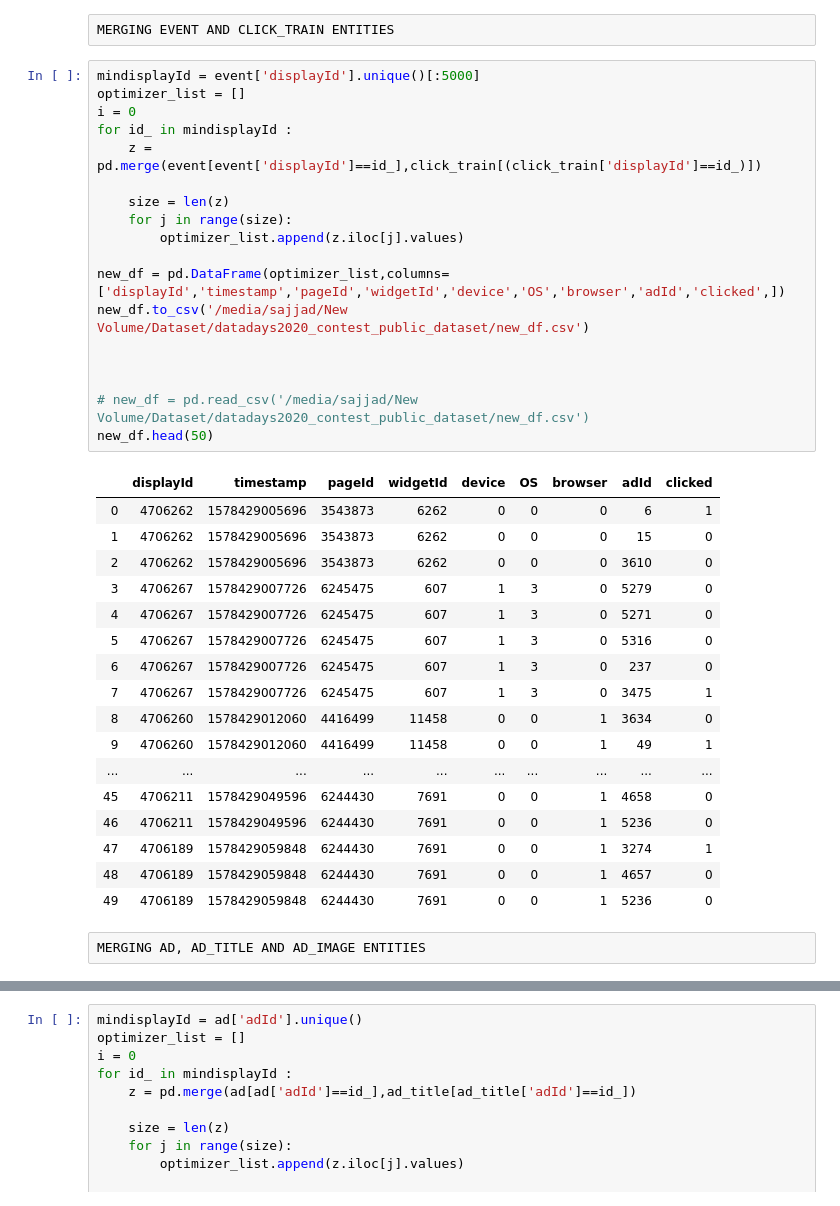
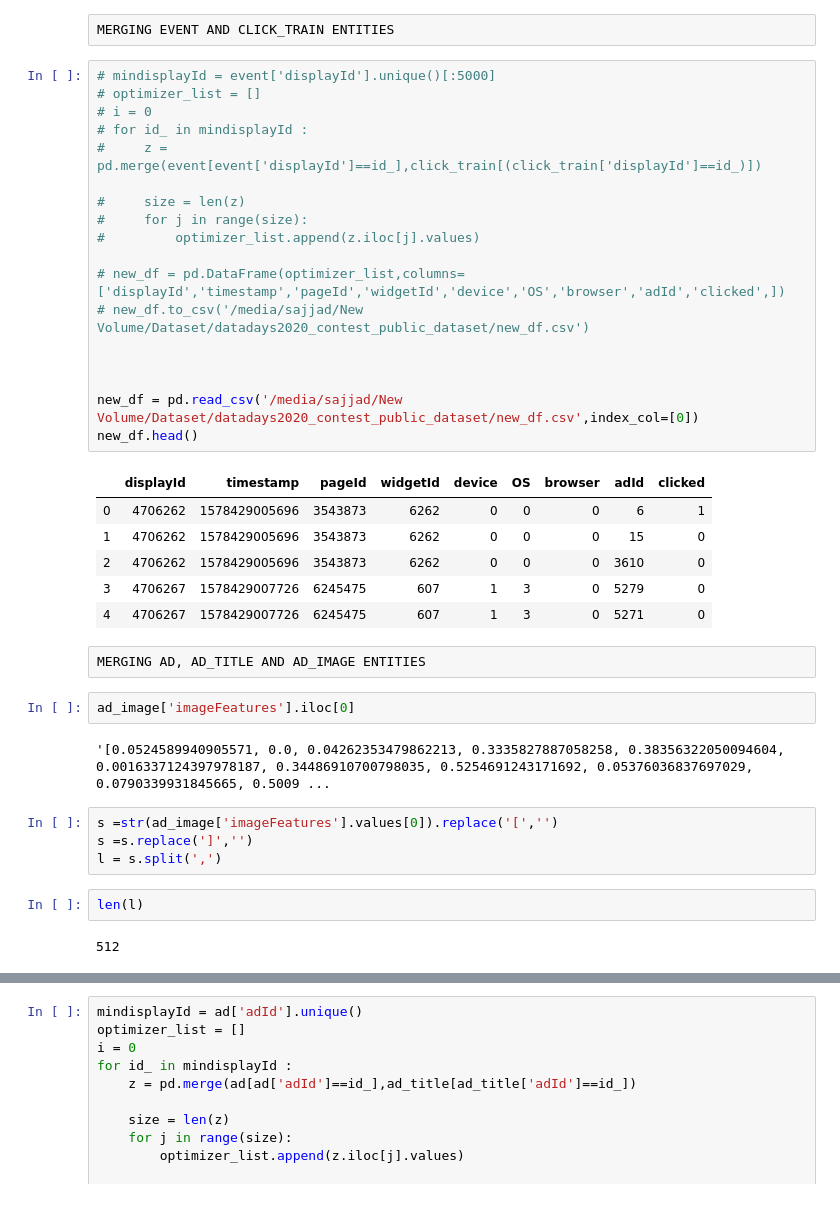
Before and after one commit to sajjad-yazdanparast/data-days, a Jupyter notebook: main.ipynb, the cells around one changed output, grey strips where cells are left out. Cells and saved outputs as stored; diff of their text form.

Commit message:
at this commit i worked on imageFeatures.i understood that each ads imageFeature is a string. FUUUUUUUCK.next step is continuing manuals at previous commit

```diff
--- a/main.ipynb
+++ b/main.ipynb
@@ -25,40 +25,41 @@ page_topic = pd.read_csv('/media/sajjad/New Volume/Dataset/datadays2020_contest_
 # %% [raw]
 MERGING EVENT AND CLICK_TRAIN ENTITIES
 # %%
-mindisplayId = event['displayId'].unique()[:5000]
-optimizer_list = []
-i = 0
-for id_ in mindisplayId :
-    z = pd.merge(event[event['displayId']==id_],click_train[(click_train['displayId']==id_)])
+# mindisplayId = event['displayId'].unique()[:5000]
+# optimizer_list = []
+# i = 0
+# for id_ in mindisplayId :
+#     z = pd.merge(event[event['displayId']==id_],click_train[(click_train['displayId']==id_)])
 
-    size = len(z)
-    for j in range(size):
-        optimizer_list.append(z.iloc[j].values)
+#     size = len(z)
+#     for j in range(size):
+#         optimizer_list.append(z.iloc[j].values)
 
-new_df = pd.DataFrame(optimizer_list,columns=['displayId','timestamp','pageId','widgetId','device','OS','browser','adId','clicked',])
-new_df.to_csv('/media/sajjad/New Volume/Dataset/datadays2020_contest_public_dataset/new_df.csv')
+# new_df = pd.DataFrame(optimizer_list,columns=['displayId','timestamp','pageId','widgetId','device','OS','browser','adId','clicked',])
+# new_df.to_csv('/media/sajjad/New Volume/Dataset/datadays2020_contest_public_dataset/new_df.csv')
 
 
 
-# new_df = pd.read_csv('/media/sajjad/New Volume/Dataset/datadays2020_contest_public_dataset/new_df.csv')
-new_df.head(50)
+new_df = pd.read_csv('/media/sajjad/New Volume/Dataset/datadays2020_contest_public_dataset/new_df.csv',index_col=[0])
+new_df.head()
 # %% [output]
 |  | displayId | timestamp | pageId | widgetId | device | OS | browser | adId | clicked |
 | 0 | 4706262 | 1578429005696 | 3543873 | 6262 | 0 | 0 | 0 | 6 | 1 |
 | 1 | 4706262 | 1578429005696 | 3543873 | 6262 | 0 | 0 | 0 | 15 | 0 |
 | 2 | 4706262 | 1578429005696 | 3543873 | 6262 | 0 | 0 | 0 | 3610 | 0 |
 | 3 | 4706267 | 1578429007726 | 6245475 | 607 | 1 | 3 | 0 | 5279 | 0 |
 | 4 | 4706267 | 1578429007726 | 6245475 | 607 | 1 | 3 | 0 | 5271 | 0 |
-| 5 | 4706267 | 1578429007726 | 6245475 | 607 | 1 | 3 | 0 | 5316 | 0 |
-| 6 | 4706267 | 1578429007726 | 6245475 | 607 | 1 | 3 | 0 | 237 | 0 |
-| 7 | 4706267 | 1578429007726 | 6245475 | 607 | 1 | 3 | 0 | 3475 | 1 |
-| 8 | 4706260 | 1578429012060 | 4416499 | 11458 | 0 | 0 | 1 | 3634 | 0 |
-| 9 | 4706260 | 1578429012060 | 4416499 | 11458 | 0 | 0 | 1 | 49 | 1 |
-| ... | ... | ... | ... | ... | ... | ... | ... | ... | ... |
-| 45 | 4706211 | 1578429049596 | 6244430 | 7691 | 0 | 0 | 1 | 4658 | 0 |
-| 46 | 4706211 | 1578429049596 | 6244430 | 7691 | 0 | 0 | 1 | 5236 | 0 |
-| 47 | 4706189 | 1578429059848 | 6244430 | 7691 | 0 | 0 | 1 | 3274 | 1 |
-| 48 | 4706189 | 1578429059848 | 6244430 | 7691 | 0 | 0 | 1 | 4657 | 0 |
-| 49 | 4706189 | 1578429059848 | 6244430 | 7691 | 0 | 0 | 1 | 5236 | 0 |
 # %% [raw]
 MERGING AD, AD_TITLE AND AD_IMAGE ENTITIES
+# %%
+ad_image['imageFeatures'].iloc[0]
+# %% [output]
+'[0.0524589940905571, 0.0, 0.04262353479862213, 0.3335827887058258, 0.38356322050094604, 0.0016337124397978187, 0.34486910700798035, 0.5254691243171692, 0.05376036837697029, 0.0790339931845665, 0.5009 ...
+# %%
+s =str(ad_image['imageFeatures'].values[0]).replace('[','')
+s =s.replace(']','')
+l = s.split(',')
+# %%
+len(l)
+# %% [output]
+512
```
Also changed, not shown: parts of 3 cells of this notebook.
